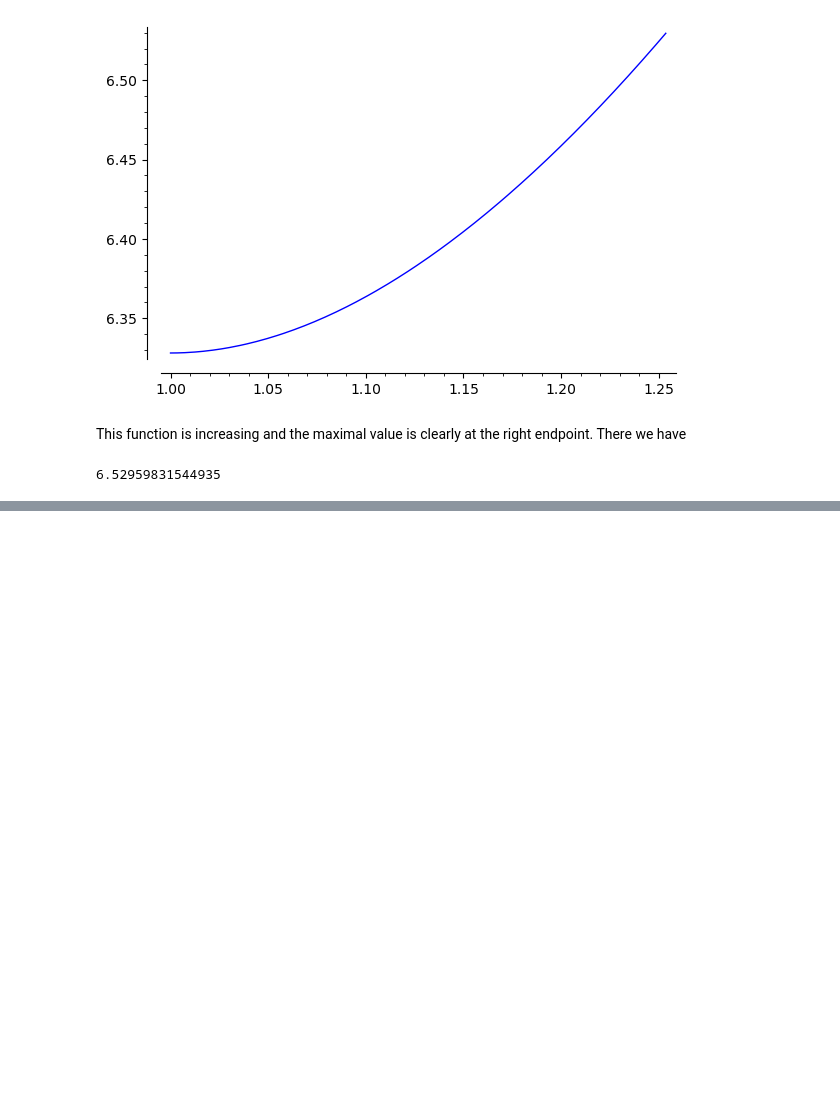
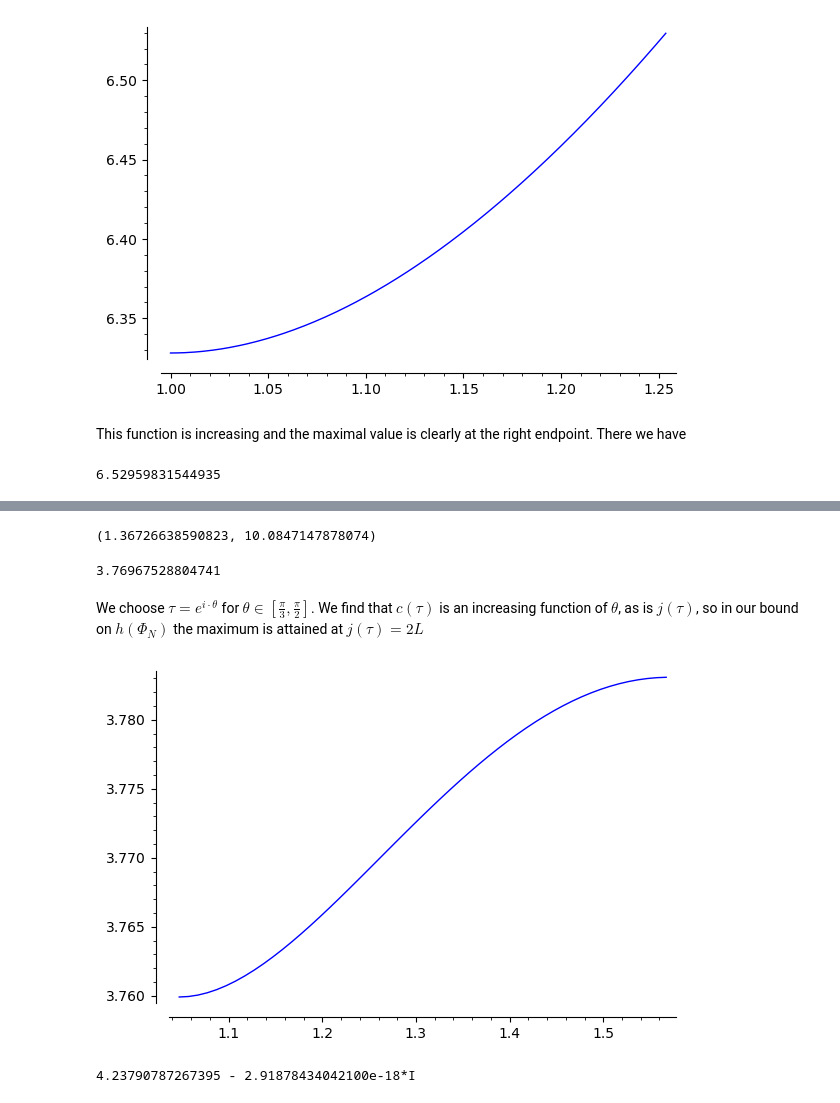
Before and after one commit to florianbreuer/ModularPolynomials, a Jupyter notebook: HeightsModPoly.ipynb, the cells around one changed output, grey strips where cells are left out. Drawn from its saved outputs; the diff is of its cells as text; code cells hidden in the pictures; blank space fills up the shorter version.

Commit message:
added computation for Corollary 2.5

```diff
--- a/HeightsModPoly.ipynb
+++ b/HeightsModPoly.ipynb
@@ -371,0 +418,43 @@ for $\tau=iy$ and $j(\tau)\in[1728, 3456]$.
+# %%
+tau = var('tau')  # tau
+
+N0 = 400
+
+a = lambda tau: 0.279 - log(abs(deltapoly(Htoq(tau))))/6  - log(imag_part(tau))
+
+b = lambda tau: 2.199 - log(abs(deltapoly(Htoq(tau))))
+
+a(I*1.2536), b(I*1.2536)
+# %% [output]
+(1.36726638590823, 10.0847147878074)
+# %%
+def c(tau, n_max=50):
+    '''Compute the smallest value of c_n(tau) for n < n_max'''
+    # initialise c
+    c = numerical_approx(a(tau) + log(12 + b(tau)/log(N0)))
+    c_min = c
+    for i in range(1, n_max):
+        c = numerical_approx( a(tau) + log(6.0) + log(1 + (log(log(N0)) + c)/log(N0)) )
+        if c < c_min:
+            c_min = c
+    return c_min
+
+c(exp(I*1.257))
+# %% [output]
+3.76967528804741
+# %% [markdown]
+We choose $\tau = e^{i\cdot \theta}$ for $\theta \in [\frac{\pi}{3}, \frac{\pi}{2}]$. We find that $c(\tau)$ is an increasing function of $\theta$, as is $j(\tau)$, so in our bound on $h(\Phi_N)$ the maximum is attained at $j(\tau) = 2 L$
+# %%
+list_plot([(t, c(exp(I*t))) for t in arange(numerical_approx(pi/3), numerical_approx(pi/2), 0.01)], plotjoined=True)
+# %% [output]
+[figure, added]
+# %%
+def new_const(t):
+    '''Returns the constant term in Corollary 2.5 for tau = e^{I*t}'''
+    tau = exp(I*t)
+    L = 0.5 * elliptic_j(tau)
+    return c(tau) + numerical_approx( (log(L) + 1)/(6 * L) + (2/3)*log(2) )
+
+new_const(1.257)
+# %% [output]
+4.23790787267395 - 2.91878434042100e-18*I
```
Also changed, not shown: parts of 6 cells of this notebook.
